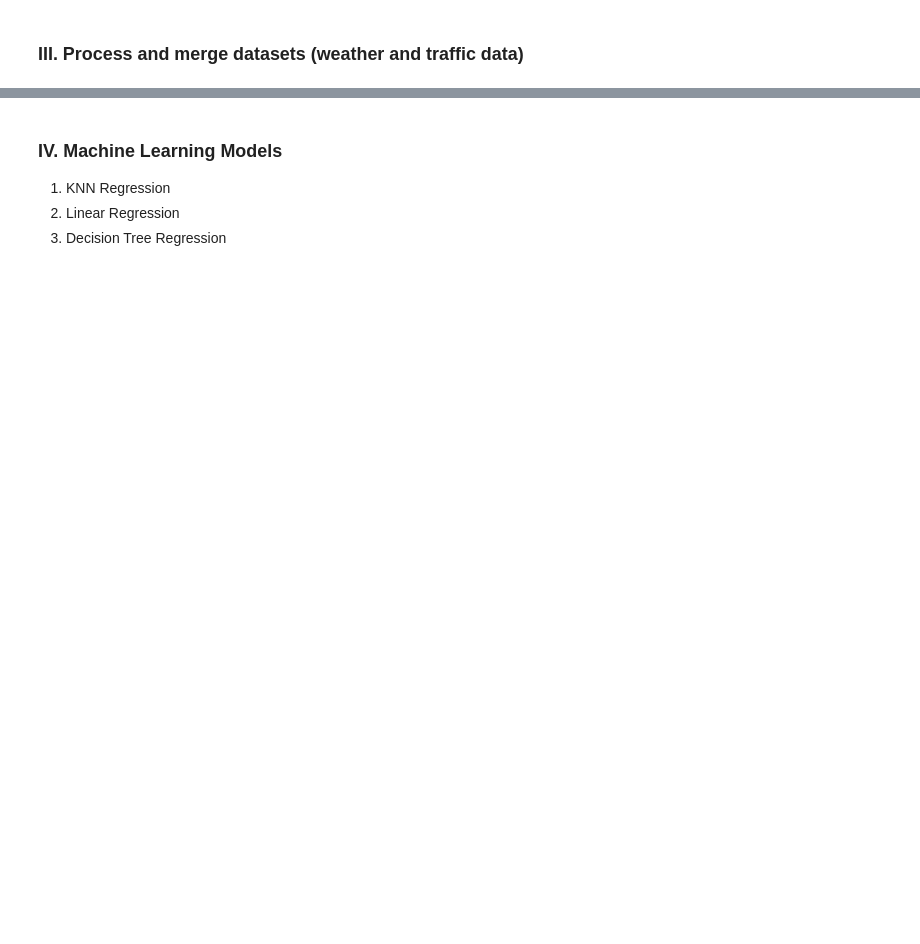
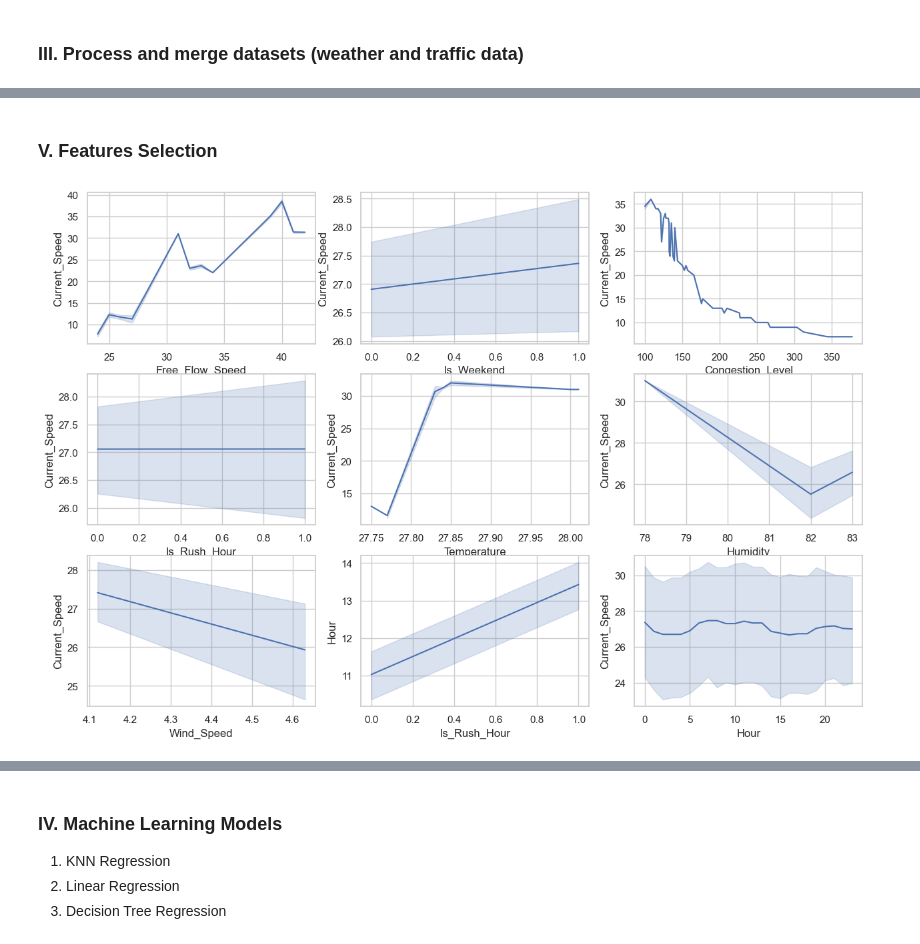
Before and after one commit to Suemy19710/TrafficHCMC, a Jupyter notebook: machine_learning.ipynb, the cells around one changed output, grey strips where cells are left out. Drawn from its saved outputs; the diff is of its cells as text; code cells hidden in the pictures; blank space fills up the shorter version.

```diff
--- a/machine_learning.ipynb
+++ b/machine_learning.ipynb
@@ -58,7 +84,7 @@ hcmc_locations = {
 hcmc_tz = timezone("Asia/Ho_Chi_Minh")
 
 # Set time range for data generation
-start_date = datetime(2025, 9, 16, 22, 0, 0, tzinfo=hcmc_tz)
+start_date = datetime(2025, 9, 10, 22, 0, 0, tzinfo=hcmc_tz)
 end_date = datetime(2025, 9, 17, 0, 0, 0, tzinfo=hcmc_tz) # Sep 17, 2025
 
 # Generate list of hourly timestamps
@@ -245,0 +310,34 @@ Tan_Son_Nhat 2025-09-16 23:53:00+07:00             31               31
+# %% [markdown]
+### V. Features Selection
+# %%
+plt.figure(figsize=(15, 10))
+plt.subplot(3, 3, 1)
+sns.lineplot(data=merged_df, x='Free_Flow_Speed', y='Current_Speed')
+
+plt.subplot(3, 3, 2)
+sns.lineplot(data=merged_df, x='Is_Weekend', y='Current_Speed')
+
+plt.subplot(3,3 , 3)
+sns.lineplot(data=merged_df, x='Congestion_Level', y='Current_Speed')
+
+plt.subplot(3, 3, 4)
+sns.lineplot(data=merged_df, x='Is_Rush_Hour', y='Current_Speed')
+
+plt.subplot(3, 3, 5)
+sns.lineplot(data=merged_df, x='Temperature', y='Current_Speed')
+
+plt.subplot(3, 3, 6)
+sns.lineplot(data=merged_df, x='Humidity', y='Current_Speed')
+
+plt.subplot(3, 3, 7)
+sns.lineplot(data=merged_df, x='Wind_Speed', y='Current_Speed')
+
+plt.subplot(3, 3, 8)
+sns.lineplot(data=merged_df, x='Is_Rush_Hour', y='Hour')
+
+plt.subplot(3, 3, 9)
+sns.lineplot(data=merged_df, x='Hour', y='Current_Speed')
+
+plt.show()
+# %% [output]
+[figure, added]
```
Also changed, not shown: parts of 21 cells of this notebook.
